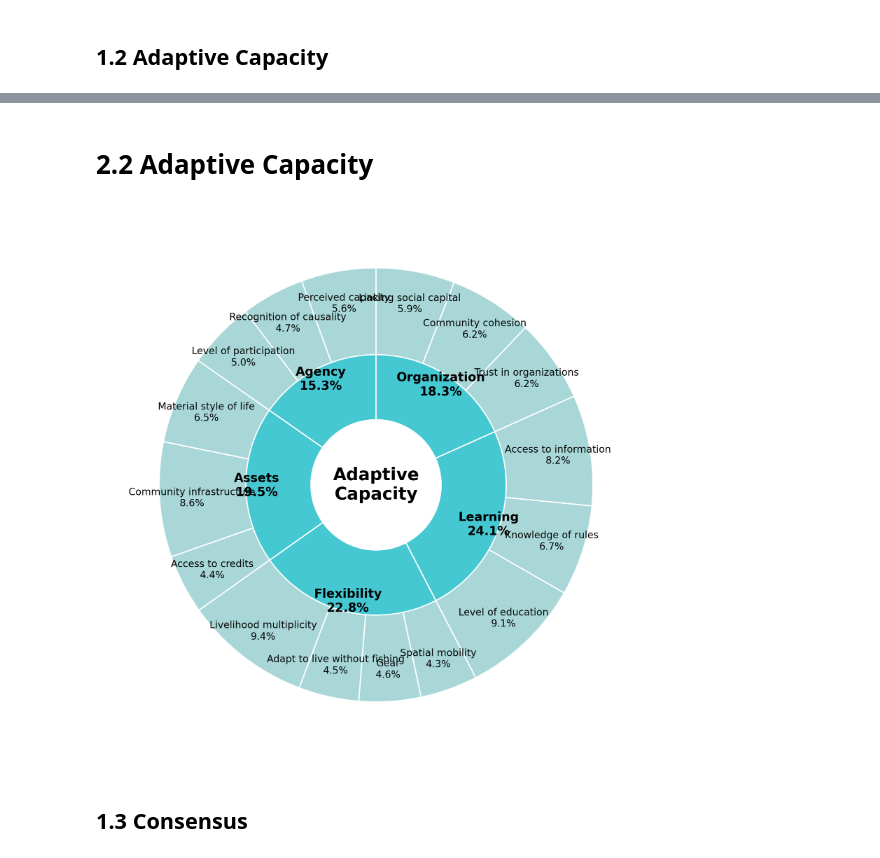
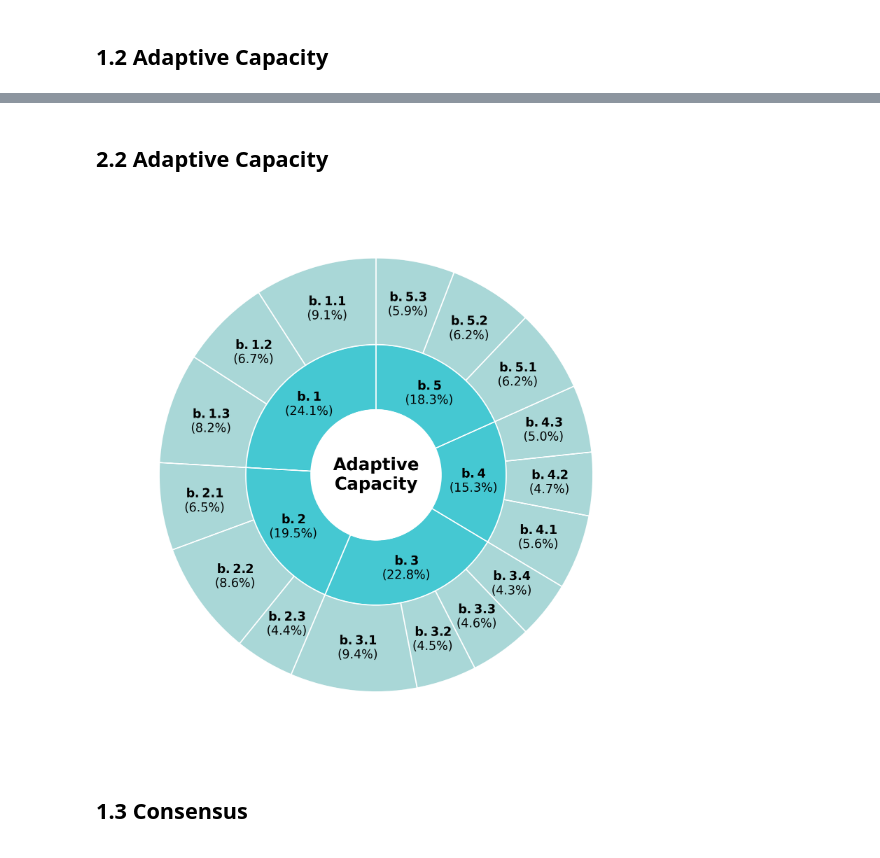
Before and after one commit to percyyvon-r/ccva, a Jupyter notebook: notebook/ccva_ypinb.ipynb, the cells around one changed output, grey strips where cells are left out. Saved outputs shown, nothing was run; the diff lists cells and outputs as text; code cells hidden in the pictures.

Commit message:
Update notebook ccva_ypinb.ipynb

```diff
--- a/notebook/ccva_ypinb.ipynb
+++ b/notebook/ccva_ypinb.ipynb
@@ -305,18 +454,22 @@ plt.show()
 # %% [markdown]
-# 2.2 Adaptive Capacity
+## 2.2 Adaptive Capacity
 # %%
-
 # Filter Adaptive Capacity
-df = ccva_expert[ccva_expert["dimension"] == "Adaptive Capacity"]
+df = ahp_expert_bis[ahp_expert_bis["dimension"] == "Adaptive Capacity"]
 
 # Domain weights
-domain_weights = df.groupby("domain")["d_weight"].first()
+df_domain = df[df["type"] == "domain"]
+domain_weights = df_domain.groupby("dom_id")["d_weight"].first()
 
-# Sort indicators by domain
-df = df.sort_values("domain")
+# Indicator weights
+df_indicator = df[df["type"] == "indicator"]
+# Sort indicators by dom_id
+df_indicator = df_indicator.sort_values("dom_id")
 
-indicator_weights = df["i_weighted"]
-indicators = df["indicator"]
+indicator_weights = df_indicator["i_weighted"]
+
+ids = df_indicator["id"]
+dds = df_domain["id"]
 
 # Define custom colors
 domain_color = "#45C8D2"       # blue
@@ -357,43 +510,57 @@ fig, ax = plt.subplots(figsize=(8,8), dpi=300)
 wedges_outer, _ = ax.pie(
     indicator_weights,
     radius=1,
     startangle=90,
     colors=[indicator_color]*len(indicator_weights),
     wedgeprops=dict(width=0.6, edgecolor="white")
 )
 
 # Place indicator labels
-for wedge, label, value in zip(wedges_outer, indicators, indicator_weights):
+for wedge, label, value in zip(wedges_outer, ids, indicator_weights):
     angle = (wedge.theta2 + wedge.theta1) / 2
-    x = 0.85 * np.cos(np.deg2rad(angle))
-    y = 0.85 * np.sin(np.deg2rad(angle))
-    ax.text(x, y, f"{label}\n{value*1:.1f}%", ha="center", va="center", fontsize=8)
+    x = 0.80 * np.cos(np.deg2rad(angle))
+    y = 0.80 * np.sin(np.deg2rad(angle))
+
+    ax.text(
+        x, y,
+        rf"$\mathbf{{{label}}}$" + f"\n({value*1:.1f}%)",
+        ha="center",
+        va="center",
+        fontsize=10
+    )
 
 # Inner ring (Domains)
 wedges_inner, _ = ax.pie(
     domain_weights,
     radius=0.6,
     startangle=90,
     colors=[domain_color]*len(domain_weights),
     wedgeprops=dict(width=0.3, edgecolor="white")
 )
 
 # Place domain labels
-for wedge, label, value in zip(wedges_inner, domain_weights.index, domain_weights):
+for wedge, label, value in zip(wedges_inner, dds, domain_weights):
     angle = (wedge.theta2 + wedge.theta1) / 2
-    x = 0.55 * np.cos(np.deg2rad(angle))
-    y = 0.55 * np.sin(np.deg2rad(angle))
-    ax.text(x, y, f"{label}\n{value*1:.1f}%", ha="center", va="center",
-            fontsize=10, weight="bold")
+    x = 0.45 * np.cos(np.deg2rad(angle))
+    y = 0.45 * np.sin(np.deg2rad(angle))
+
+    ax.text(
+        x, y,
+        rf"$\mathbf{{{label}}}$" + f"\n({value*1:.1f}%)",
+        ha="center",
+        va="center",
+        fontsize=10
+    )
+
 
 # Center text
 ax.text(0, 0, "Adaptive\nCapacity", ha="center", va="center", fontsize=14, weight="bold")
 
 # Save labeled version
 plt.savefig("C:/Users/percy/Documents/studies/visual_studio_code/ccva/output/adaptive_capacity_expert_pie_label.png", bbox_inches='tight')
 plt.show()
 # %% [output]
-[figure, old version]
+[figure, new version]
 # %% [markdown]
 ## 1.3 Consensus
 # %%
```
Also changed, not shown: parts of 45 cells of this notebook.
